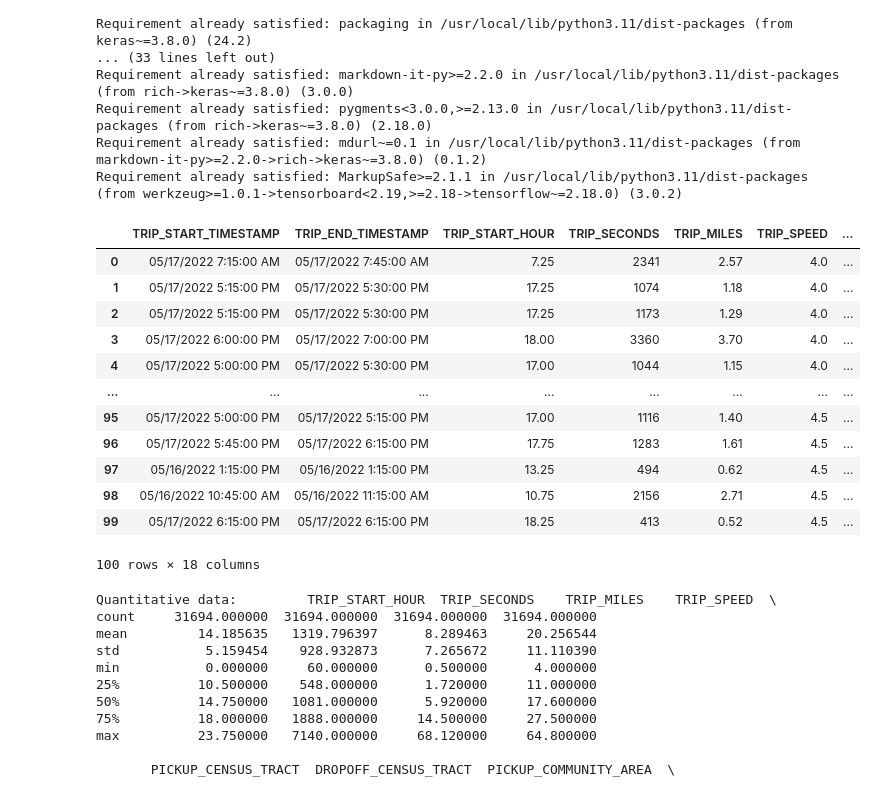
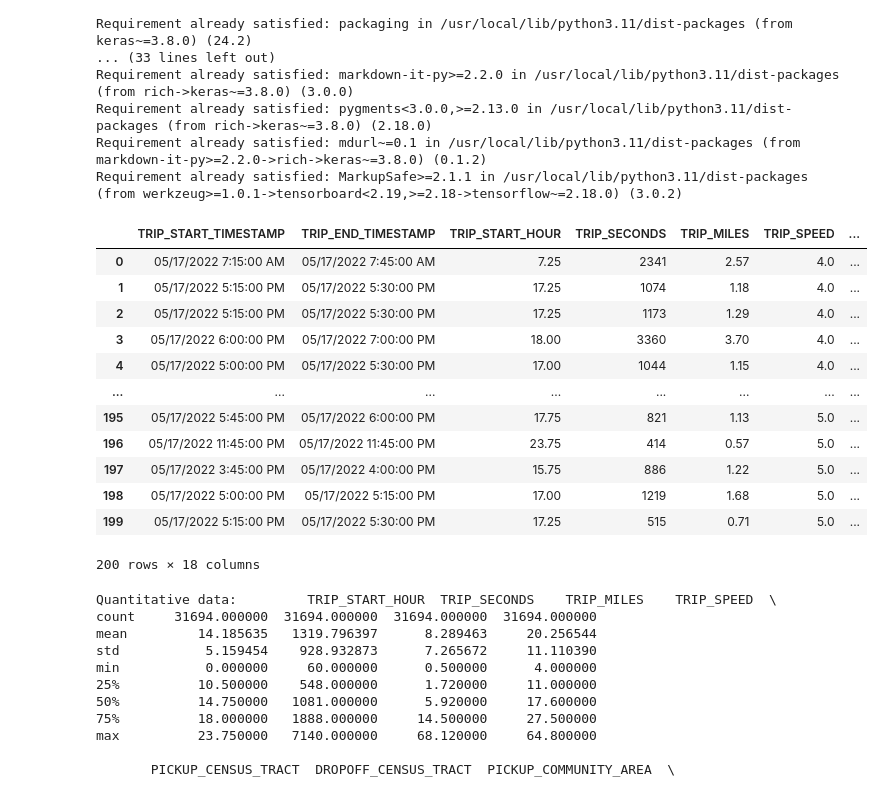
Before and after one commit to Alba251/learning_ia, a Jupyter notebook: regresionlinealMio.ipynb, the cells around one changed output. Cells and saved outputs as stored; diff of their text form; code cells hidden in the pictures.

```diff
--- a/regresionlinealMio.ipynb
+++ b/regresionlinealMio.ipynb
@@ -47,22 +47,22 @@ import matplotlib.pyplot as plt
 # %%
 #Cargamos la base de datos
 chicago_taxi_dataset = pd.read_csv("https://download.mlcc.google.com/mledu-datasets/chicago_taxi_train.csv")
 
-chicago_taxi_dataset.head(100)
+chicago_taxi_dataset.head(200)
 # %% [output]
 |  | TRIP_START_TIMESTAMP | TRIP_END_TIMESTAMP | TRIP_START_HOUR | TRIP_SECONDS | TRIP_MILES | TRIP_SPEED | ... |
 | 0 | 05/17/2022 7:15:00 AM | 05/17/2022 7:45:00 AM | 7.25 | 2341 | 2.57 | 4.0 | ... |
 | 1 | 05/17/2022 5:15:00 PM | 05/17/2022 5:30:00 PM | 17.25 | 1074 | 1.18 | 4.0 | ... |
 | 2 | 05/17/2022 5:15:00 PM | 05/17/2022 5:30:00 PM | 17.25 | 1173 | 1.29 | 4.0 | ... |
 | 3 | 05/17/2022 6:00:00 PM | 05/17/2022 7:00:00 PM | 18.00 | 3360 | 3.70 | 4.0 | ... |
 | 4 | 05/17/2022 5:00:00 PM | 05/17/2022 5:30:00 PM | 17.00 | 1044 | 1.15 | 4.0 | ... |
 | ... | ... | ... | ... | ... | ... | ... | ... |
-| 95 | 05/17/2022 5:00:00 PM | 05/17/2022 5:15:00 PM | 17.00 | 1116 | 1.40 | 4.5 | ... |
-| 96 | 05/17/2022 5:45:00 PM | 05/17/2022 6:15:00 PM | 17.75 | 1283 | 1.61 | 4.5 | ... |
-| 97 | 05/16/2022 1:15:00 PM | 05/16/2022 1:15:00 PM | 13.25 | 494 | 0.62 | 4.5 | ... |
-| 98 | 05/16/2022 10:45:00 AM | 05/16/2022 11:15:00 AM | 10.75 | 2156 | 2.71 | 4.5 | ... |
-| 99 | 05/17/2022 6:15:00 PM | 05/17/2022 6:15:00 PM | 18.25 | 413 | 0.52 | 4.5 | ... |
+| 195 | 05/17/2022 5:45:00 PM | 05/17/2022 6:00:00 PM | 17.75 | 821 | 1.13 | 5.0 | ... |
+| 196 | 05/17/2022 11:45:00 PM | 05/17/2022 11:45:00 PM | 23.75 | 414 | 0.57 | 5.0 | ... |
+| 197 | 05/17/2022 3:45:00 PM | 05/17/2022 4:00:00 PM | 15.75 | 886 | 1.22 | 5.0 | ... |
+| 198 | 05/17/2022 5:00:00 PM | 05/17/2022 5:15:00 PM | 17.00 | 1219 | 1.68 | 5.0 | ... |
+| 199 | 05/17/2022 5:15:00 PM | 05/17/2022 5:30:00 PM | 17.25 | 515 | 0.71 | 5.0 | ... |
-100 rows × 18 columns
+200 rows × 18 columns
 # %%
 #Presentamos todos los datos
 # %%
```
Also changed, not shown: parts of 2 cells of this notebook.
